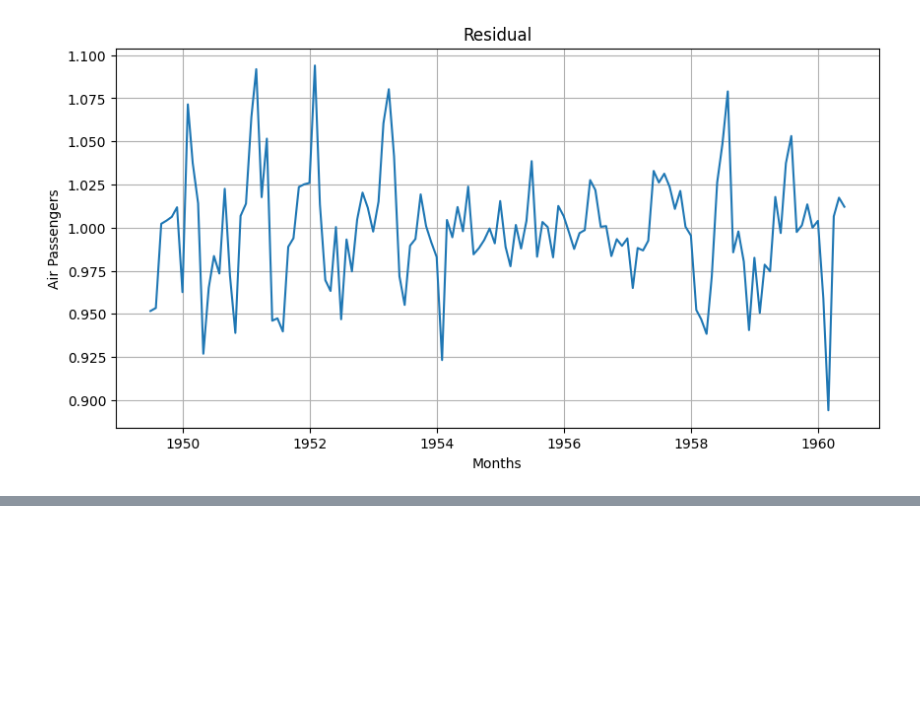
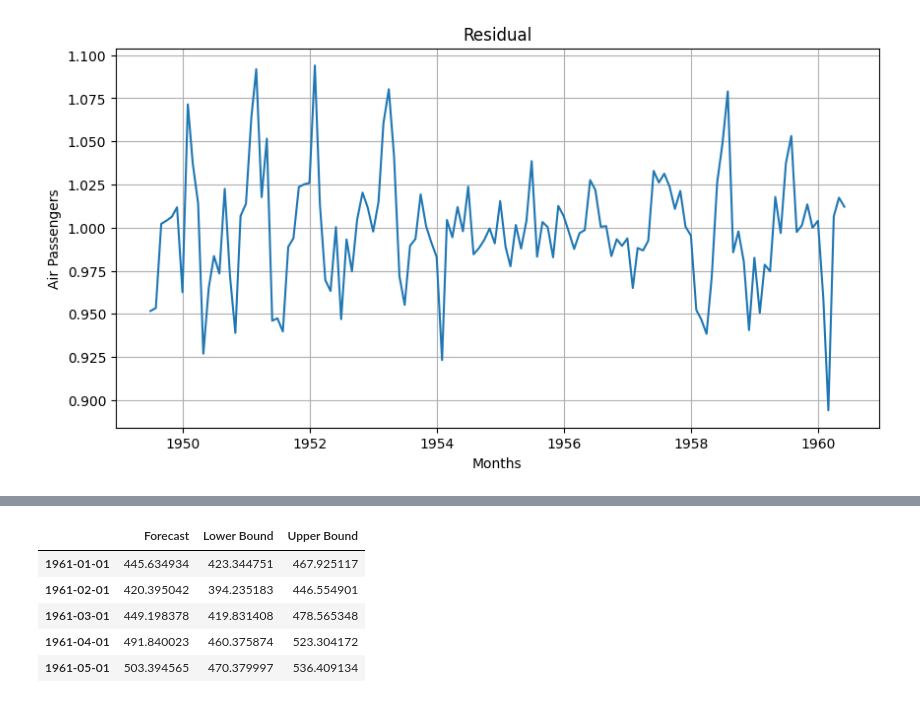
Before and after one commit to Gunlok28/Machine-Learning_Beginner-to-Pro, a Jupyter notebook: Time Series Analysis/TSA.ipynb, the cells around one changed output, grey strips where cells are left out. Saved outputs shown, nothing was run; the diff lists cells and outputs as text; code cells hidden in the pictures; blank space fills up the shorter version.

```diff
--- a/Time Series Analysis/TSA.ipynb
+++ b/Time Series Analysis/TSA.ipynb
@@ -28,7 +28,8 @@ filterwarnings('ignore')
 ## Time Series Decomposition
 # %%
 import pandas as pd
-df = pd.read_csv("AirPassengers.csv", index_col="Month", parse_dates=True)
+url = "https://raw.githubusercontent.com/utkarshg1/Neural-Net-Datasets/main/AirPassengers.csv"
+df = pd.read_csv(url, index_col="Month", parse_dates=True)
 df.head()
 # %% [output]
 |  | Passengers |
@@ -172,0 +227,12 @@ plt.show()
+# %%
+forecast = forecast.to_frame()
+forecast.columns = ['Forecast']
+forecast[['Lower Bound', 'Upper Bound']] = conf
+forecast.head()
+# %% [output]
+|  | Forecast | Lower Bound | Upper Bound |
+| 1961-01-01 | 445.634934 | 423.344751 | 467.925117 |
+| 1961-02-01 | 420.395042 | 394.235183 | 446.554901 |
+| 1961-03-01 | 449.198378 | 419.831408 | 478.565348 |
+| 1961-04-01 | 491.840023 | 460.375874 | 523.304172 |
+| 1961-05-01 | 503.394565 | 470.379997 | 536.409134 |
```
Also changed, not shown: parts of 12 cells of this notebook.
